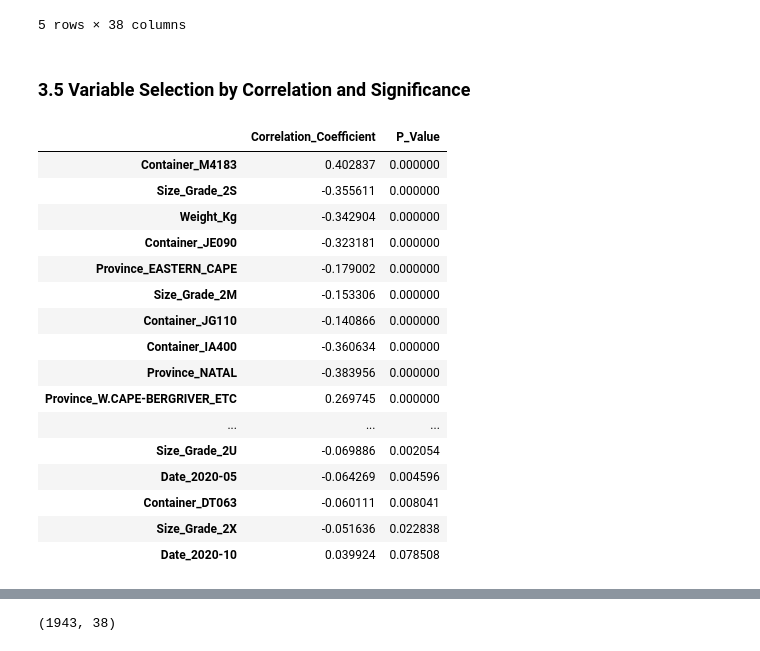
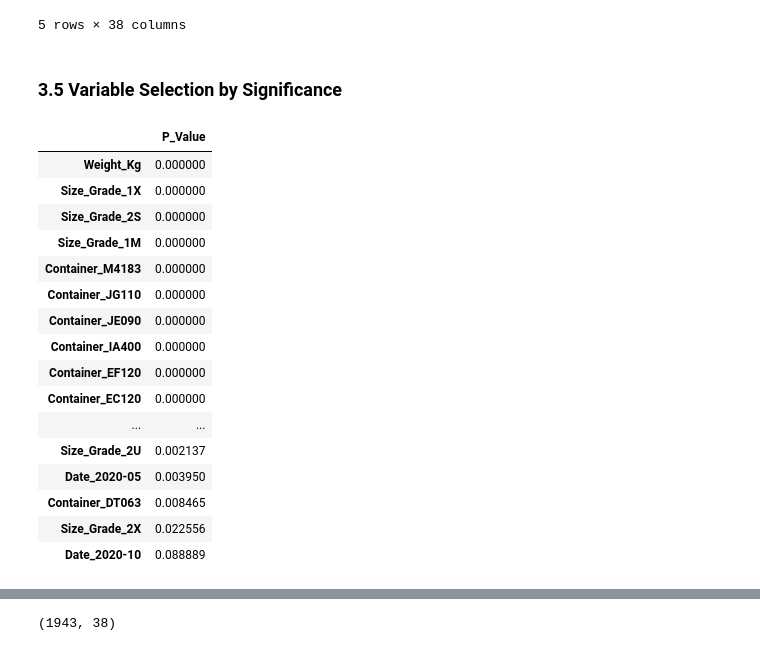
Before and after one commit to lkrump7/regression-apples-predict-api-template, a Jupyter notebook: Linear Regression team TS2.ipynb, the cells around one changed output, grey strips where cells are left out. Saved outputs shown, nothing was run; the diff lists cells and outputs as text; code cells hidden in the pictures.

Commit message:
fixed selection by significance, table of contents

```diff
--- a/Linear Regression team TS2.ipynb
+++ b/Linear Regression team TS2.ipynb
@@ -589,4 +661,4 @@ test_submission_set.head()
 | 4 | 18.3 | 100 | 19 | 0 | 0 | 0 | ... |
 5 rows × 38 columns
 # %% [markdown]
-### 3.5 Variable Selection by Correlation and Significance
+### 3.5 Variable Selection by Significance
@@ -595,37 +665,37 @@ corrs = train.corr()['avg_price_per_kg'].sort_values(ascending=False)
 # %%
 from scipy.stats import pearsonr
 from statsmodels.formula.api import ols
 
 # Build a dictionary of correlation coefficients and p-values
 dict_cp = {}
 
-column_titles = [col for col in corrs.index if col!= 'avg_price_per_kg']
+column_titles = [col for col in train if col!= 'avg_price_per_kg']
 for col in column_titles:
     p_val = round(pearsonr(train[col], train['avg_price_per_kg'])[1],6)
-    dict_cp[col] = {'Correlation_Coefficient':corrs[col],
+    dict_cp[col] = {
                     'P_Value':p_val}
 
 df_cp = pd.DataFrame(dict_cp).T
 df_cp_sorted = df_cp.sort_values('P_Value')
 df_cp_sorted[df_cp_sorted['P_Value']<0.1]
 # %% [output]
-|  | Correlation_Coefficient | P_Value |
-| Container_M4183 | 0.402837 | 0.000000 |
-| Size_Grade_2S | -0.355611 | 0.000000 |
-| Weight_Kg | -0.342904 | 0.000000 |
-| Container_JE090 | -0.323181 | 0.000000 |
-| Province_EASTERN_CAPE | -0.179002 | 0.000000 |
-| Size_Grade_2M | -0.153306 | 0.000000 |
-| Container_JG110 | -0.140866 | 0.000000 |
-| Container_IA400 | -0.360634 | 0.000000 |
-| Province_NATAL | -0.383956 | 0.000000 |
-| Province_W.CAPE-BERGRIVER_ETC | 0.269745 | 0.000000 |
-| ... | ... | ... |
-| Size_Grade_2U | -0.069886 | 0.002054 |
-| Date_2020-05 | -0.064269 | 0.004596 |
-| Container_DT063 | -0.060111 | 0.008041 |
-| Size_Grade_2X | -0.051636 | 0.022838 |
-| Date_2020-10 | 0.039924 | 0.078508 |
+|  | P_Value |
+| Weight_Kg | 0.000000 |
+| Size_Grade_1X | 0.000000 |
+| Size_Grade_2S | 0.000000 |
+| Size_Grade_1M | 0.000000 |
+| Container_M4183 | 0.000000 |
+| Container_JG110 | 0.000000 |
+| Container_JE090 | 0.000000 |
+| Container_IA400 | 0.000000 |
+| Container_EF120 | 0.000000 |
+| Container_EC120 | 0.000000 |
+| ... | ... |
+| Size_Grade_2U | 0.002137 |
+| Date_2020-05 | 0.003950 |
+| Container_DT063 | 0.008465 |
+| Size_Grade_2X | 0.022556 |
+| Date_2020-10 | 0.088889 |
 # %%
 
 # Model DataFrame with all of the columns:
```
Also changed, not shown: parts of 13 cells of this notebook, 1 other file.
